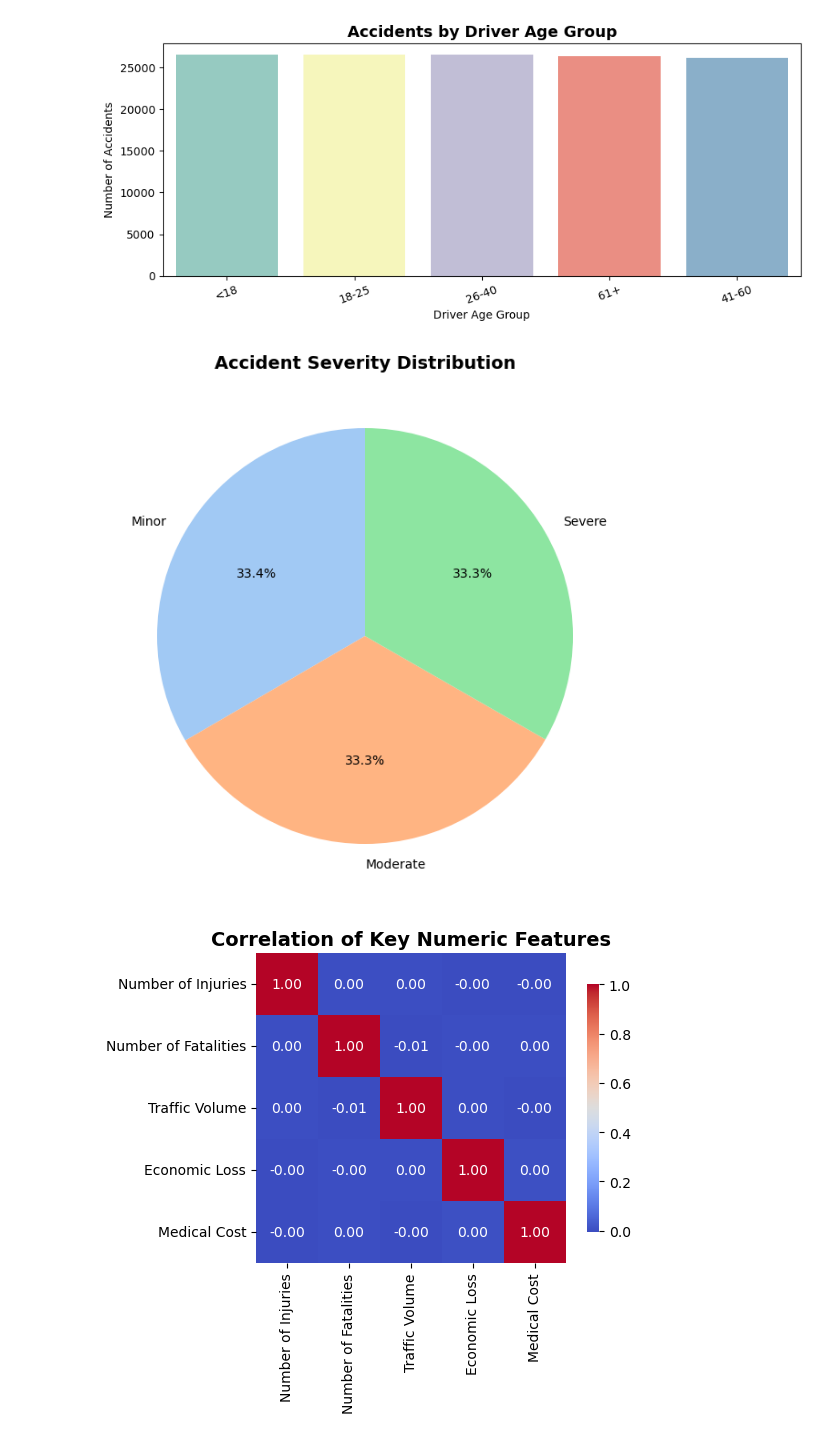
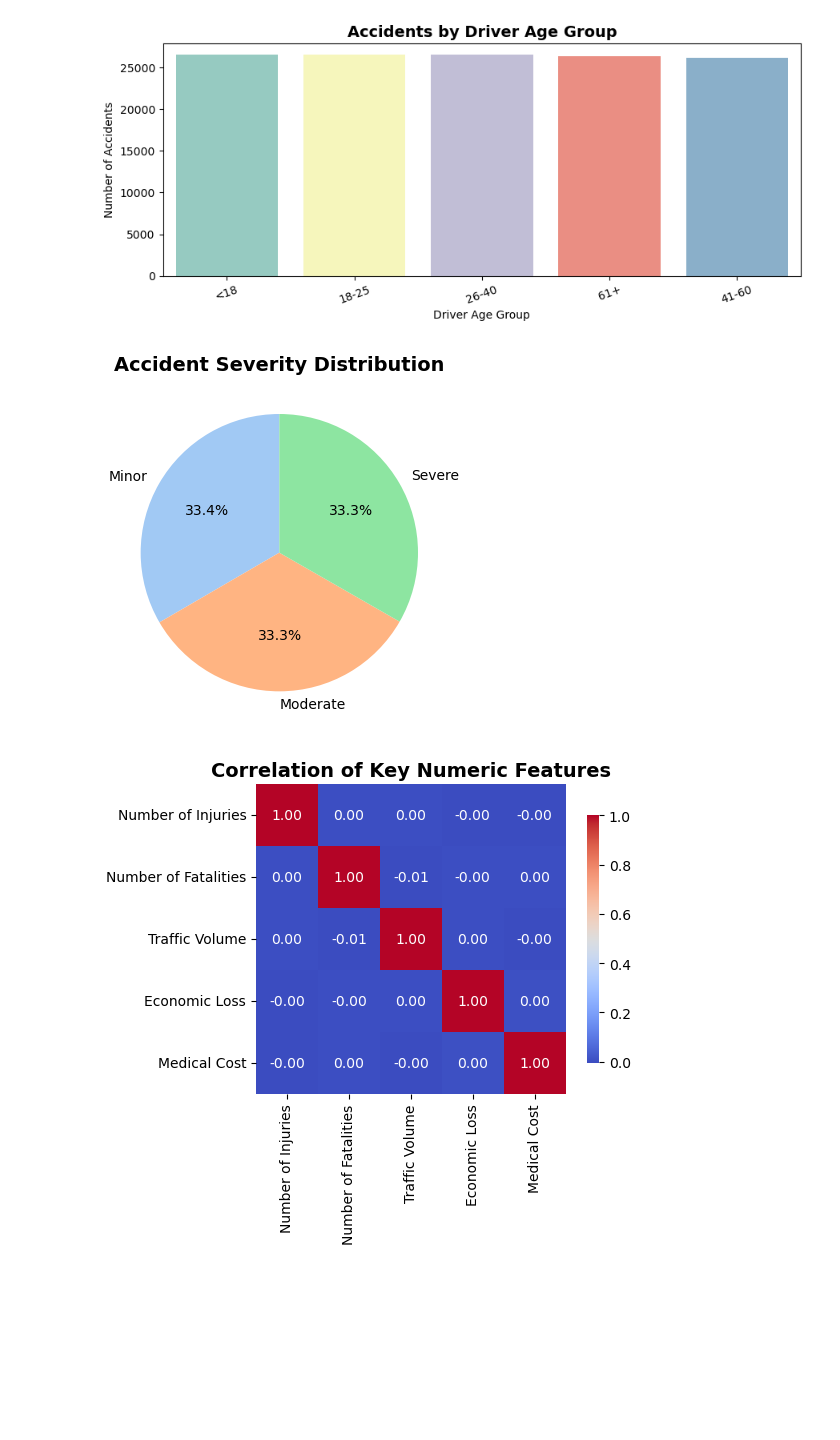
Before and after one commit to Roygautam8852/Global_Road_Accident_Analysis_Using_Python, a Jupyter notebook: global_road_accident_analysis.ipynb, the cells around one changed output. Saved outputs shown, nothing was run; the diff lists cells and outputs as text; code cells hidden in the pictures; blank space fills up the shorter version.

```diff
--- a/global_road_accident_analysis.ipynb
+++ b/global_road_accident_analysis.ipynb
@@ -257,14 +253,14 @@ plt.show()
 # %%
 severity_counts = df["Accident Severity"].value_counts()
 
-plt.figure(figsize=(6, 8))
+plt.figure(figsize=(6, 4))
 colors = sns.color_palette("pastel", len(severity_counts))
 plt.pie(severity_counts.values,labels=severity_counts.index,autopct="%1.1f%%",startangle=90,colors=colors)
 plt.title("Accident Severity Distribution",fontsize=14, weight="bold")
 plt.tight_layout()
 plt.show()
 # %% [output]
-[figure, old version]
+[figure, new version]
 # %%
 numeric_cols = [
     "Number of Injuries",
```
Also changed, not shown: parts of 13 cells of this notebook, 3 other files.
